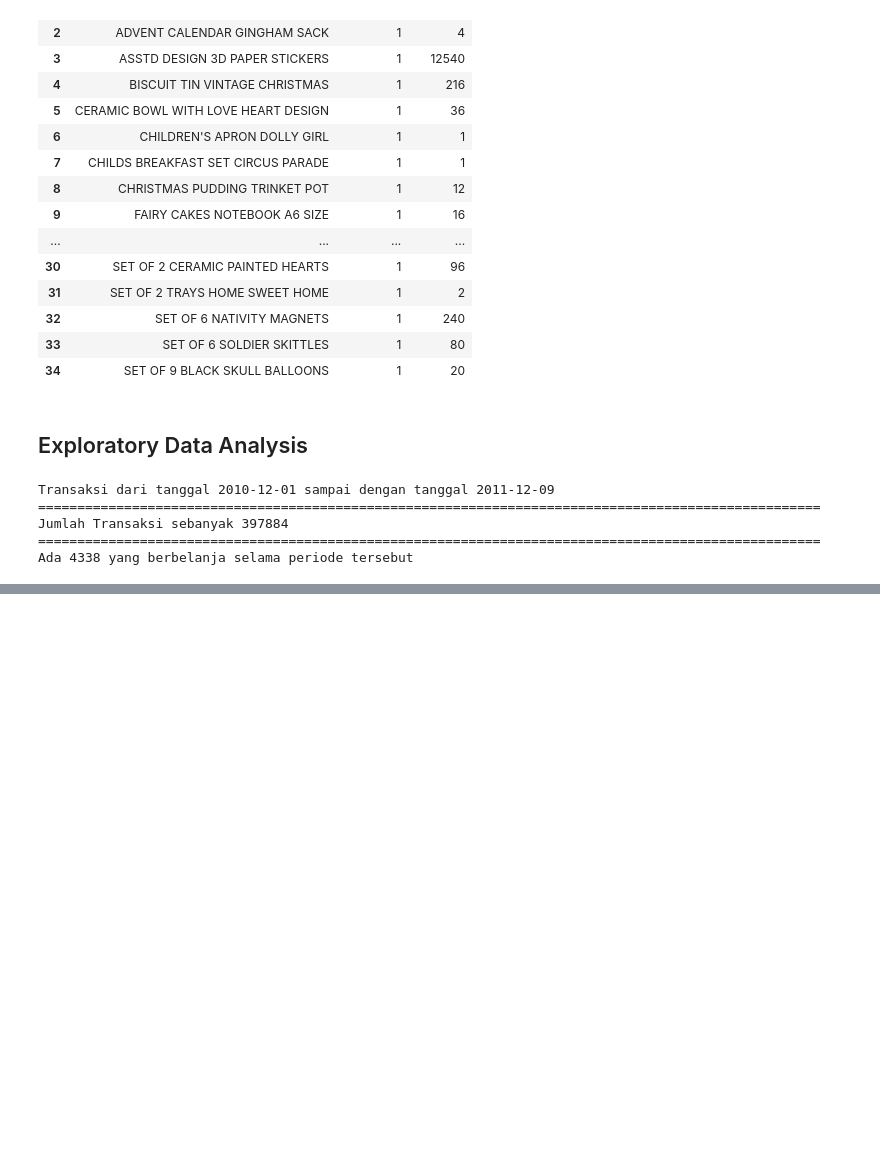
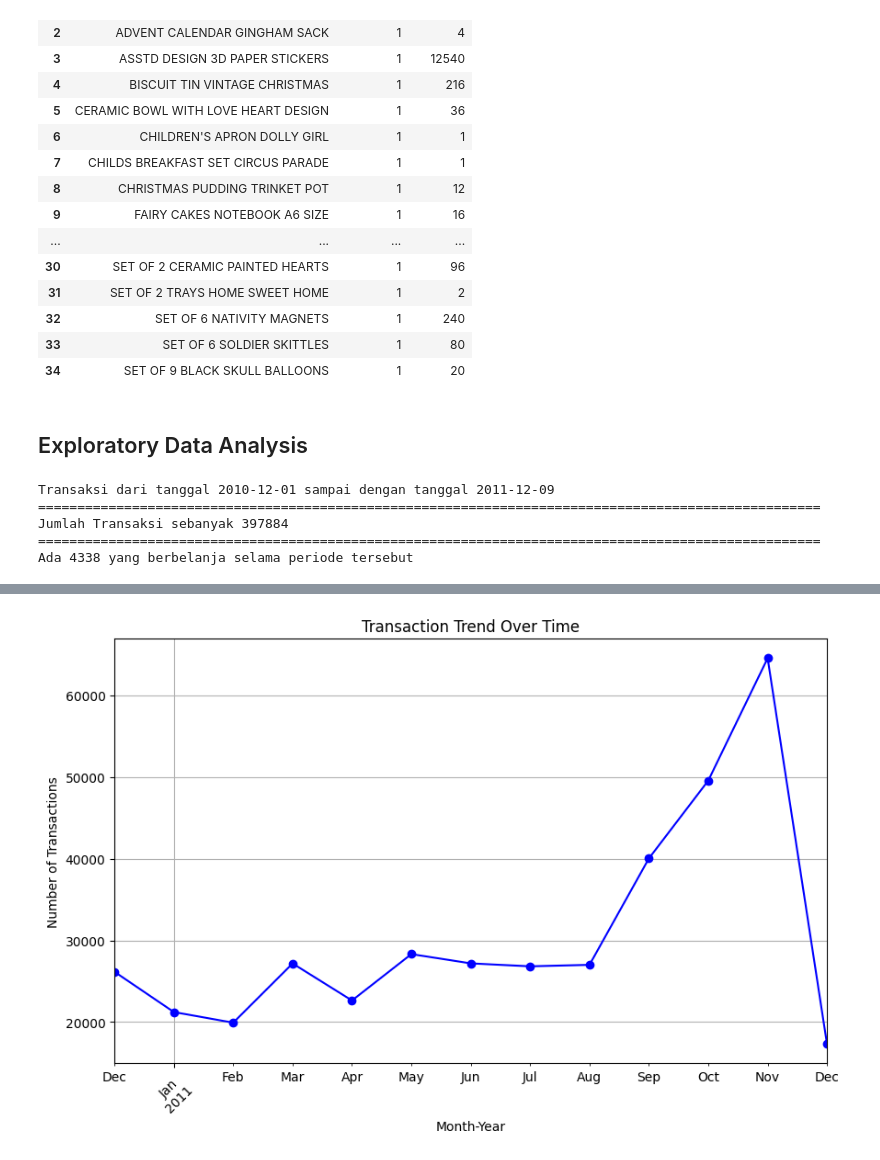
Before and after one commit to satriahady/RFM-Analysis, a Jupyter notebook: rfm_analysis.ipynb, the cells around one changed output, grey strips where cells are left out. Drawn from its saved outputs; the diff is of its cells as text; code cells hidden in the pictures; blank space fills up the shorter version.

```diff
--- a/rfm_analysis.ipynb
+++ b/rfm_analysis.ipynb
@@ -282,0 +298,13 @@ Ada 4338 yang berbelanja selama periode tersebut
+# %%
+# Transaction Trend Over Time (month-year)
+plt.figure(figsize=(10, 6))
+monthly_sales = df_3['MonthYear'].value_counts().sort_index()
+monthly_sales.plot(kind='line', marker='o', color='b')
+plt.title("Transaction Trend Over Time")
+plt.xlabel("Month-Year")
+plt.ylabel("Number of Transactions")
+plt.xticks(rotation=45)
+plt.grid()
+plt.show()
+# %% [output]
+[figure, added]
```
Also changed, not shown: parts of 17 cells of this notebook.
